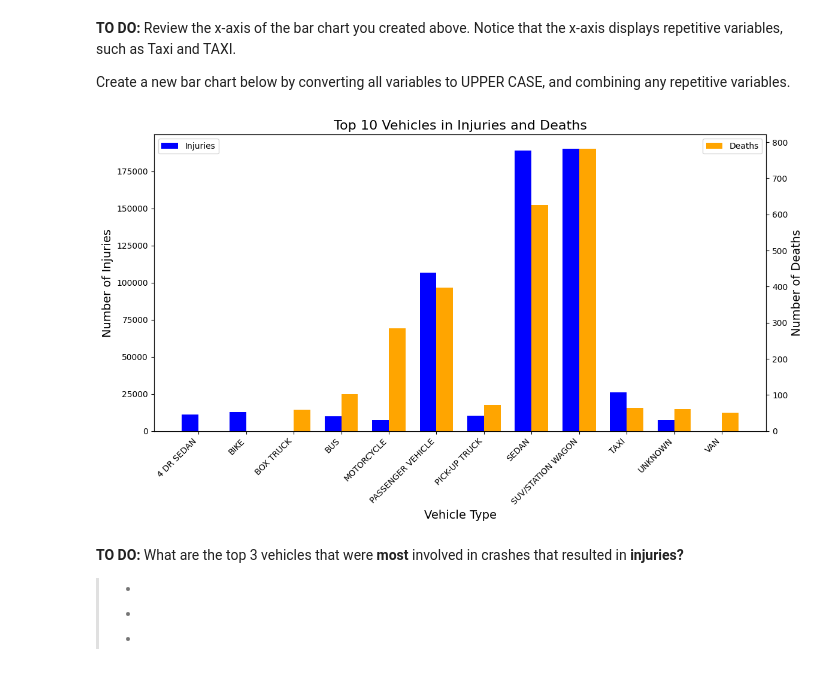
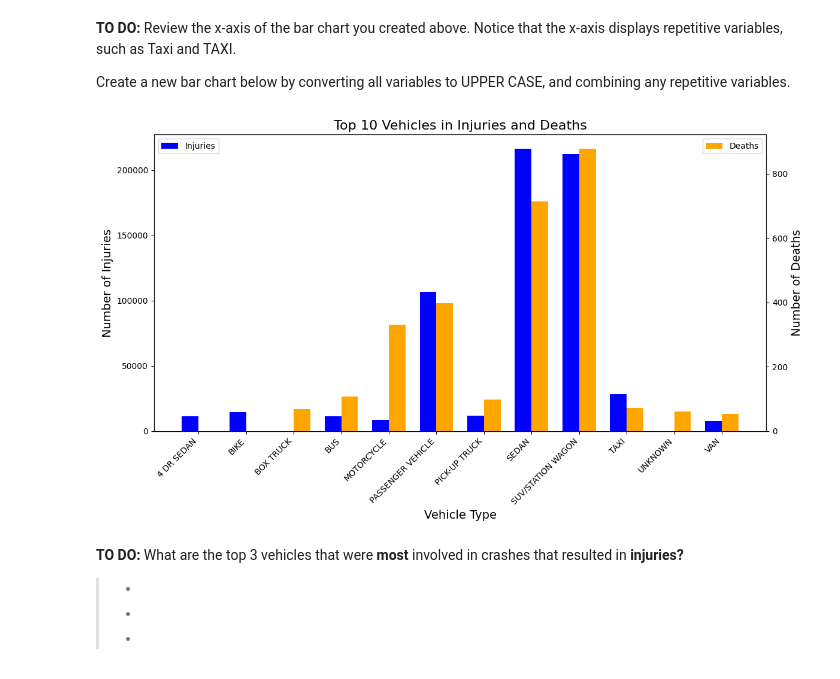
Before and after one commit to Raswanth-Prasath/TDSP, a Jupyter notebook: NAVIGATOR_Transportation_Data_Science_Project_(TDSP).ipynb, the cells around one changed output. Cells and saved outputs as stored; diff of their text form; code cells hidden in the pictures.

```diff
--- a/NAVIGATOR_Transportation_Data_Science_Project_(TDSP).ipynb
+++ b/NAVIGATOR_Transportation_Data_Science_Project_(TDSP).ipynb
@@ -198,41 +181,41 @@ Create a new bar chart below by converting all variables to UPPER CASE, and comb
 # %%
 # TODO: Import necessary libraries
 import matplotlib.pyplot as plt
 import seaborn as sns
 import pandas as pd
 import numpy as np
 
 # TODO: Convert all variables in a specific column to upper case
-data['VEHICLE TYPE CODE 1'] = data['__________'].str.upper()
+data['VEHICLE TYPE CODE 1'] = data['vehicle_type_code1'].str.upper()
 
 # Combine any repetitive variables
 vehicle_types_to_combine = ['STATION WAGON/SPORT UTILITY VEHICLE', 'SPORT UTILITY / STATION WAGON']
 # TODO: Replace specified values with a common label in a column
-data['__________'] = data['VEHICLE TYPE CODE 1'].replace(__________, 'SUV/STATION WAGON')
+data['vehicle_type_code1'] = data['VEHICLE TYPE CODE 1'].replace(vehicle_types_to_combine, 'SUV/STATION WAGON')
 top_vehicle_types = data['VEHICLE TYPE CODE 1'].value_counts().head(10)
 
 # Re-run code from above
-top_vehicles_injuries = data.groupby('__________')['NUMBER OF PERSONS INJURED'].sum().sort_values(ascending=False).head(10)
-top_vehicles_deaths = data.groupby('__________')['NUMBER OF PERSONS KILLED'].sum().sort_values(ascending=False).head(10)
-combined_data = pd.DataFrame({'Injuries': __________, 'Deaths': __________})
+top_vehicles_injuries = data.groupby('vehicle_type_code1')['number_of_persons_injured'].sum().sort_values(ascending=False).head(10)
+top_vehicles_deaths = data.groupby('vehicle_type_code1')['number_of_persons_killed'].sum().sort_values(ascending=False).head(10)
+combined_data = pd.DataFrame({'Injuries': top_vehicles_injuries, 'Deaths': top_vehicles_deaths})
 bar_width = 0.35
 fig, ax1 = plt.subplots(figsize=(12, 7))
 indices = np.arange(len(combined_data))
-ax1.bar(indices - bar_width/2, combined_data['Injuries'], bar_width, color='________', label='Injuries')
+ax1.bar(indices - bar_width/2, combined_data['Injuries'], bar_width, color='blue', label='Injuries')
 ax2 = ax1.twinx()
-ax2.bar(indices + bar_width/2, combined_data['Deaths'], bar_width, color='________', label='Deaths')
+ax2.bar(indices + bar_width/2, combined_data['Deaths'], bar_width, color='orange', label='Deaths')
 ax1.set_title('Top 10 Vehicles in Injuries and Deaths', fontsize=16)
 ax1.set_xlabel('Vehicle Type', fontsize=14)
 ax1.set_ylabel('Number of Injuries', fontsize=14)
 ax2.set_ylabel('Number of Deaths', fontsize=14)
 ax1.set_xticks(indices)
-ax1.set_xticklabels(__________, rotation=45, ha='right')
+ax1.set_xticklabels(combined_data.index, rotation=45, ha='right')
 ax1.legend(loc='upper left')
 ax2.legend(loc='upper right')
 plt.tight_layout()
 plt.show()
 # %% [output]
-[figure, old version]
+[figure, new version]
 # %% [markdown]
 **TO DO:** What are the top 3 vehicles that were **most** involved in crashes that resulted in **injuries?**
 
```
Also changed, not shown: parts of 1 cell of this notebook.
